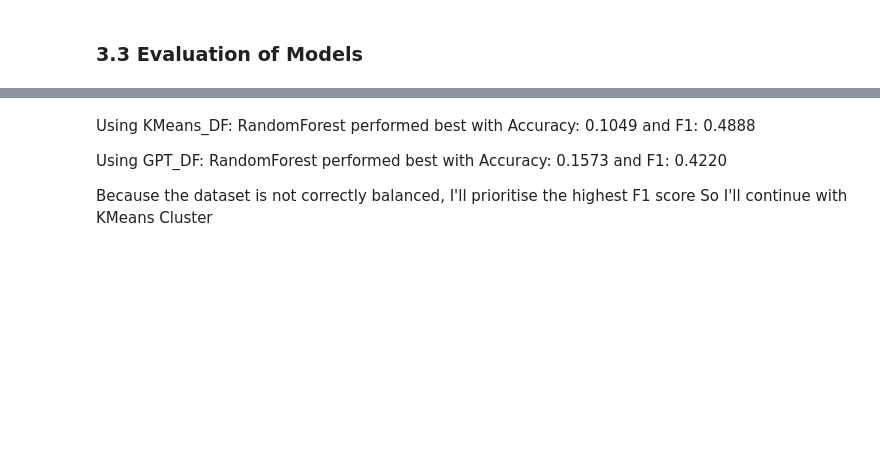
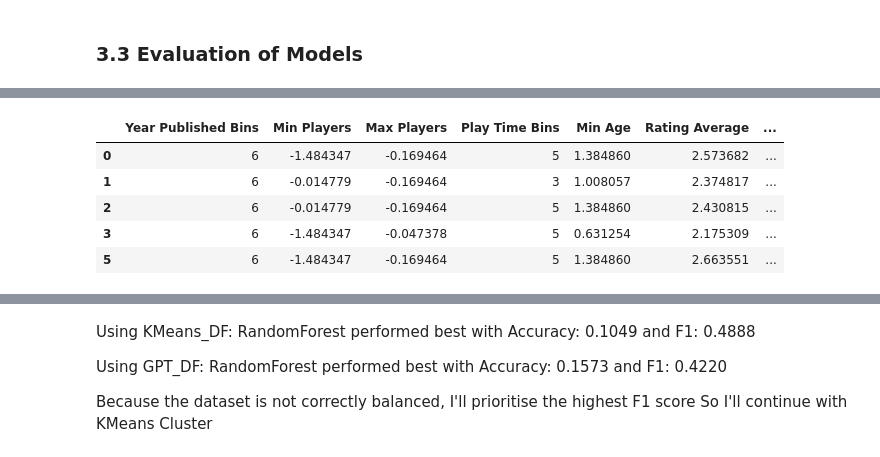
Before and after one commit to NicolasVerachtert/fastAI, a Jupyter notebook: research/notebooks/1.1 Mechanics Imputation.ipynb, the cells around one changed output, grey strips where cells are left out. Drawn from its saved outputs; the diff is of its cells as text; code cells hidden in the pictures; blank space fills up the shorter version.

```diff
--- a/research/notebooks/1.1 Mechanics Imputation.ipynb
+++ b/research/notebooks/1.1 Mechanics Imputation.ipynb
@@ -583,6 +591,15 @@ def train_and_evaluate_models(df, target_columns_prefix, models):
         }
 
     return results
+# %%
+kmeans_preps['training_df'].head()
+# %% [output]
+|  | Year Published Bins | Min Players | Max Players | Play Time Bins | Min Age | Rating Average | ... |
+| 0 | 6 | -1.484347 | -0.169464 | 5 | 1.384860 | 2.573682 | ... |
+| 1 | 6 | -0.014779 | -0.169464 | 3 | 1.008057 | 2.374817 | ... |
+| 2 | 6 | -0.014779 | -0.169464 | 5 | 1.384860 | 2.430815 | ... |
+| 3 | 6 | -1.484347 | -0.047378 | 5 | 0.631254 | 2.175309 | ... |
+| 5 | 6 | -1.484347 | -0.169464 | 5 | 1.384860 | 2.663551 | ... |
 # %%
 target_columns_prefix = 'Clusters_'
 
```
Also changed, not shown: parts of 18 cells of this notebook, 13 other files.
